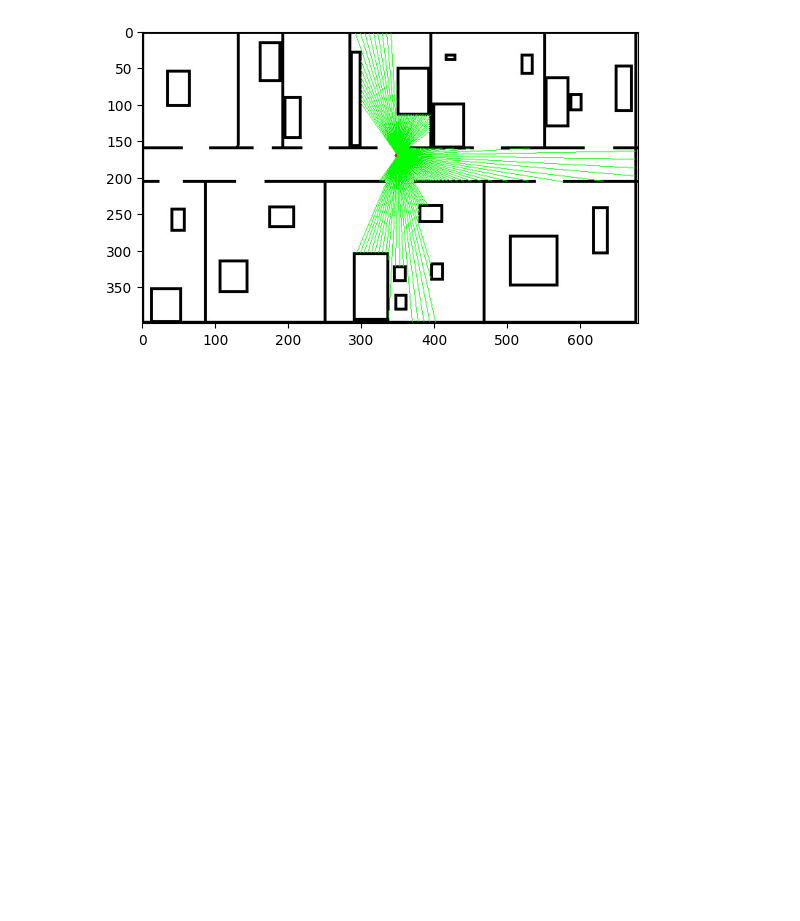
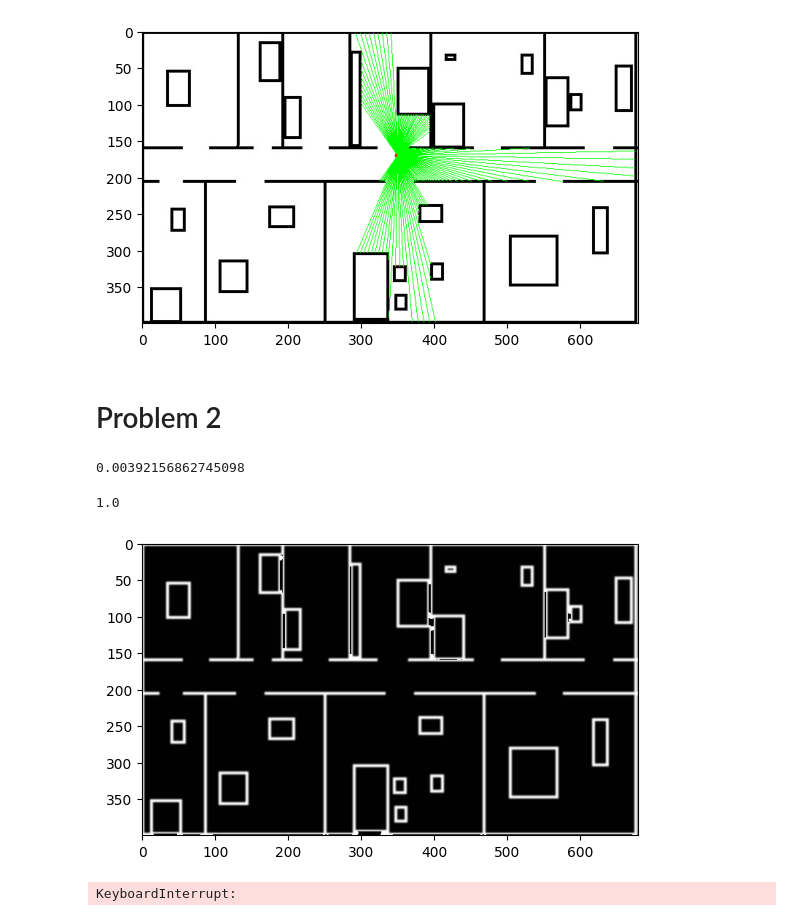
Before and after one commit to mennamohamed0207/Robotics-Assignments, a Jupyter notebook: Assignment.ipynb, the cells around one changed output. Drawn from its saved outputs; the diff is of its cells as text; code cells hidden in the pictures; blank space fills up the shorter version.

```diff
--- a/Assignment.ipynb
+++ b/Assignment.ipynb
@@ -57,3 +58,64 @@ plt.imshow(map)
 # %% [output]
 <matplotlib.image.AxesImage at 0x...>
 [figure]
+# %% [markdown]
+# Problem 2
+# %%
+#preparing the map to be like the likelihood field
+# converting white to black and vice versa
+map=cv2.imread('./Map.jpg')
+map=cv2.cvtColor(map, cv2.COLOR_BGR2GRAY)
+map=255-map
+#want to convert it to grayscale
+map=cv2.GaussianBlur(map,(5,5),0)
+map+=1
+map=map/255
+#convert to grayscale
+print(map[100][100])
+plt.imshow(map,cmap='gray')
+# np.max(map)
+# %% [output]
+0.00392156862745098
+1.0
+[figure, added]
+# %%
+def find_robot_pose(map,distances):
+    position_x=0
+    position_y=0
+    orientation=0
+
+    for y in range(0,map.shape[0],4):
+        for x in range(0,map.shape[1],4):
+            all_theta_probablities=[]
+            for theta in range(0,360,2):
+                probablities=[]
+                index=0
+                for angle_dist in range(-125,125,2):
+                    end_x = int(x + distances[index] * np.cos(np.radians(angle_dist)))
+                    end_y = int(y + distances[index] * np.sin(np.radians(angle_dist)))
+                    index+=1
+                    if end_y>=map.shape[0] or end_x>=map.shape[1]:
+                        probablities.append(0.00001)
+                        continue
+                    probablities.append(map[end_y][end_x])
+            #multiply all probablities with each  other
+                theta_probablity=np.prod(probablities)
+                all_theta_probablities.append(theta_probablity)
+            #find the max probablity
+            max_probablity=max(all_theta_probablities)
+            map[y][x]=max_probablity
+            position_x=x
+            position_y=y
+            orientation=all_theta_probablities.index(max_probablity)*10
+
+    position_p=np.zeros((map.shape[0],map.shape[1]))
+    position_p[position_y,position_x]=255
+    # map=position_p
+    print(position_x,position_y,orientation)
+
+    return map,position_p
+map,position=find_robot_pose(map,distances)
+plt.imshow(map,cmap='gray')
+plt.imshow(position,cmap='gray')
+# %% [output]
+KeyboardInterrupt:
```
Also changed, not shown: parts of 2 cells of this notebook.
